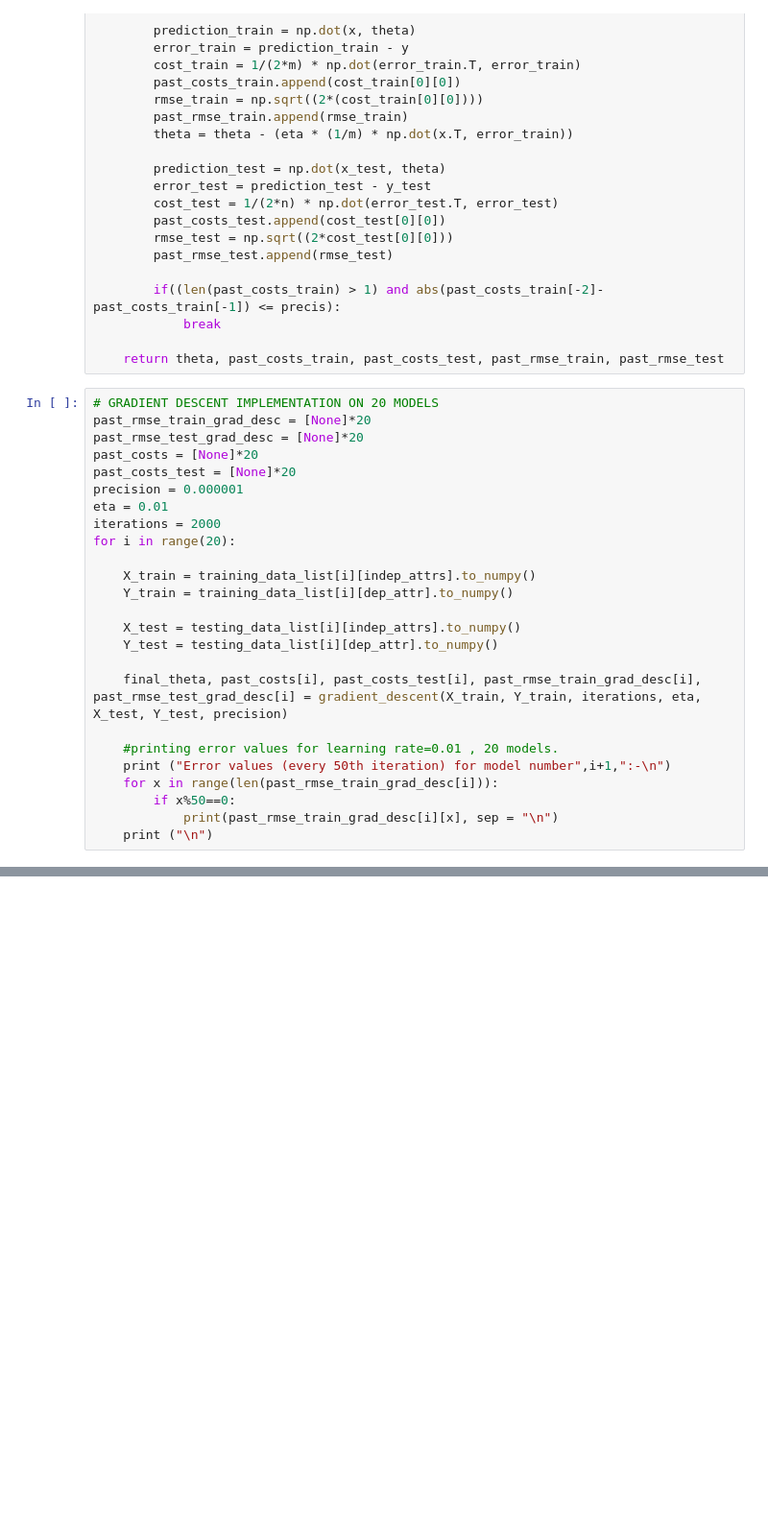
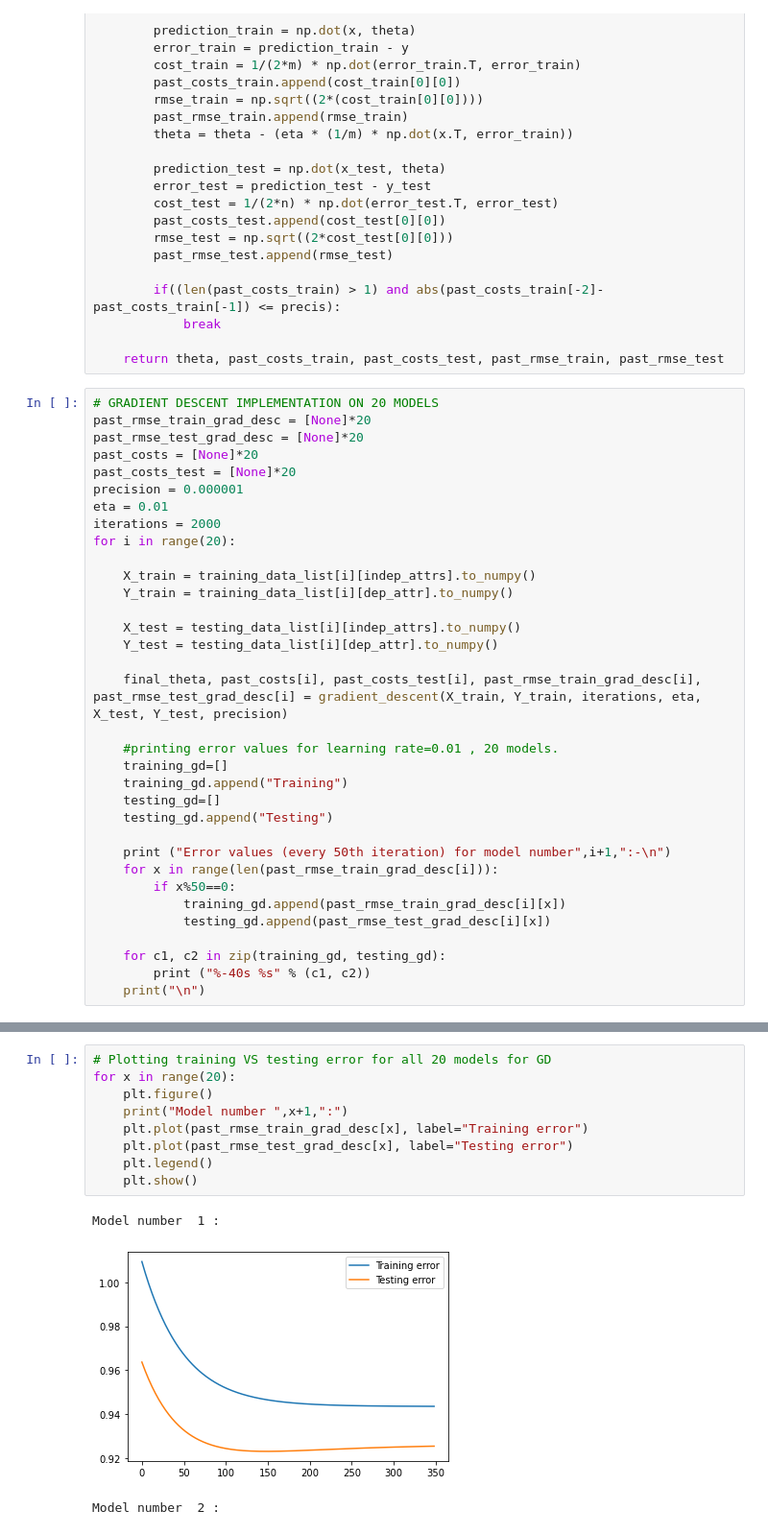
Before and after one commit to hasnainzeenwala/fodsassn, a Jupyter notebook: A2Code.ipynb, the cells around one changed output, grey strips where cells are left out. Shown at 96% size. Saved outputs shown, nothing was run; the diff lists cells and outputs as text; blank space fills up the shorter version.

```diff
--- a/A2Code.ipynb
+++ b/A2Code.ipynb
@@ -142,11 +143,20 @@ for i in range(20):
     final_theta, past_costs[i], past_costs_test[i], past_rmse_train_grad_desc[i], past_rmse_test_grad_desc[i] = gradient_descent(X_train, Y_train, iterations, eta, X_test, Y_test, precision)
 
     #printing error values for learning rate=0.01 , 20 models.
+    training_gd=[]
+    training_gd.append("Training")
+    testing_gd=[]
+    testing_gd.append("Testing")
+
     print ("Error values (every 50th iteration) for model number",i+1,":-\n")
     for x in range(len(past_rmse_train_grad_desc[i])):
         if x%50==0:
-            print(past_rmse_train_grad_desc[i][x], sep = "\n")
-    print ("\n")
+            training_gd.append(past_rmse_train_grad_desc[i][x])
+            testing_gd.append(past_rmse_test_grad_desc[i][x])
+
+    for c1, c2 in zip(training_gd, testing_gd):
+        print ("%-40s %s" % (c1, c2))
+    print("\n")
 # %% [output]
 Error values (every 50th iteration) for model number 1 :-
 
@@ -167,0 +178,13 @@ Error values (every 50th iteration) for model number 1 :-
+# %%
+# Plotting training VS testing error for all 20 models for GD
+for x in range(20):
+    plt.figure()
+    print("Model number ",x+1,":")
+    plt.plot(past_rmse_train_grad_desc[x], label="Training error")
+    plt.plot(past_rmse_test_grad_desc[x], label="Testing error")
+    plt.legend()
+    plt.show()
+# %% [output]
+Model number  1 :
+[figure, added]
+Model number  2 :
```
Also changed, not shown: parts of 12 cells of this notebook.
